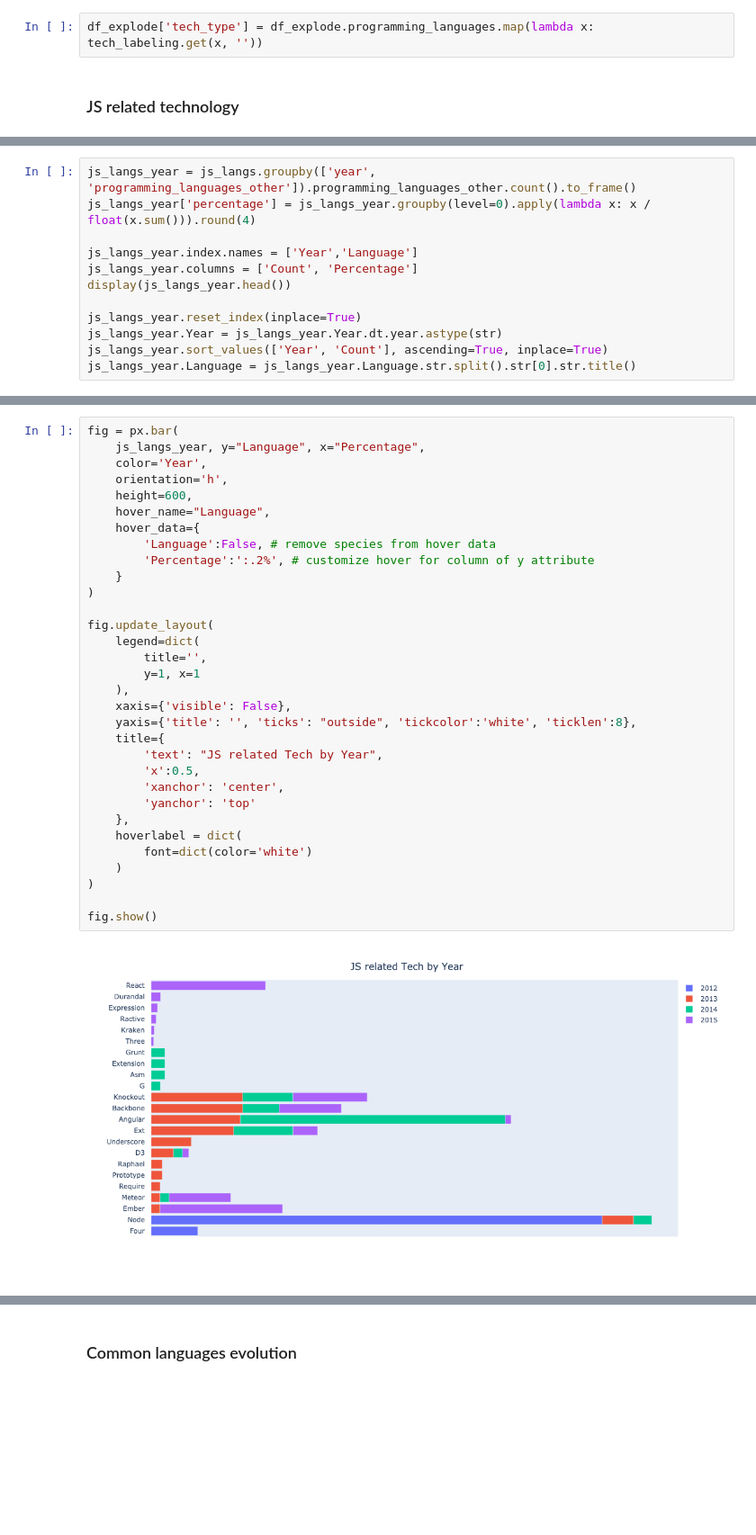
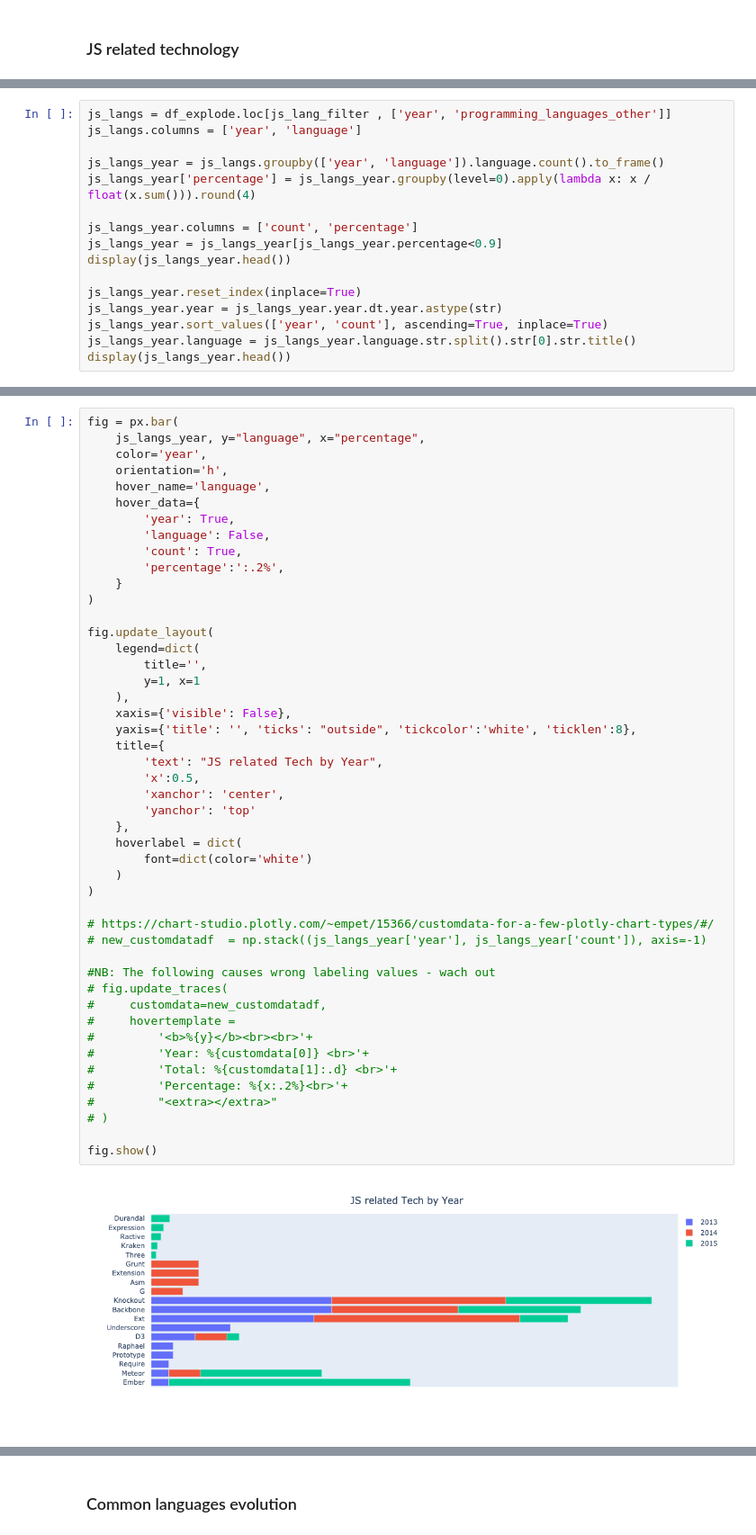
Before and after one commit to IsmaelMasharo/stack-overflow-survey-analysis, a Jupyter notebook: survey_etl.ipynb, the cells around one changed output, grey strips where cells are left out. Shown: that part at 90% size. Cells and saved outputs as stored; diff of their text form; blank space fills up the shorter version.

```diff
--- a/survey_etl.ipynb
+++ b/survey_etl.ipynb
@@ -80,7 +89,5 @@ df_explode.shape
 ### Languages and technologies labeling
 # %%
 from tech_labeling import tech_labeling
-# %%
-df_explode['tech_type'] = df_explode.programming_languages.map(lambda x: tech_labeling.get(x, ''))
 # %% [markdown]
 ### JS related technology
@@ -89,13 +119,17 @@ js_langs = df_explode[df_explode.programming_languages_other.str.endswith('js',
 # %%
-js_langs_year = js_langs.groupby(['year', 'programming_languages_other']).programming_languages_other.count().to_frame()
+js_langs = df_explode.loc[js_lang_filter , ['year', 'programming_languages_other']]
+js_langs.columns = ['year', 'language']
+
+js_langs_year = js_langs.groupby(['year', 'language']).language.count().to_frame()
 js_langs_year['percentage'] = js_langs_year.groupby(level=0).apply(lambda x: x / float(x.sum())).round(4)
 
-js_langs_year.index.names = ['Year','Language']
-js_langs_year.columns = ['Count', 'Percentage']
+js_langs_year.columns = ['count', 'percentage']
+js_langs_year = js_langs_year[js_langs_year.percentage<0.9]
 display(js_langs_year.head())
 
 js_langs_year.reset_index(inplace=True)
-js_langs_year.Year = js_langs_year.Year.dt.year.astype(str)
-js_langs_year.sort_values(['Year', 'Count'], ascending=True, inplace=True)
-js_langs_year.Language = js_langs_year.Language.str.split().str[0].str.title()
+js_langs_year.year = js_langs_year.year.dt.year.astype(str)
+js_langs_year.sort_values(['year', 'count'], ascending=True, inplace=True)
+js_langs_year.language = js_langs_year.language.str.split().str[0].str.title()
+display(js_langs_year.head())
 # %% [output]
@@ -109,34 +149,49 @@ js_langs_year.Language = js_langs_year.Language.str.split().str[0].str.title()
 # %%
 fig = px.bar(
-    js_langs_year, y="Language", x="Percentage",
-    color='Year',
+    js_langs_year, y="language", x="percentage",
+    color='year',
     orientation='h',
-    height=600,
-    hover_name="Language",
+    hover_name='language',
     hover_data={
-        'Language':False, # remove species from hover data
-        'Percentage':':.2%', # customize hover for column of y attribute
+        'year': True,
+        'language': False,
+        'count': True,
+        'percentage':':.2%',
     }
 )
 
 fig.update_layout(
     legend=dict(
         title='',
         y=1, x=1
     ),
     xaxis={'visible': False},
     yaxis={'title': '', 'ticks': "outside", 'tickcolor':'white', 'ticklen':8},
     title={
         'text': "JS related Tech by Year",
         'x':0.5,
         'xanchor': 'center',
         'yanchor': 'top'
     },
     hoverlabel = dict(
         font=dict(color='white')
     )
 )
 
+# https://chart-studio.plotly.com/~empet/15366/customdata-for-a-few-plotly-chart-types/#/
+# new_customdatadf  = np.stack((js_langs_year['year'], js_langs_year['count']), axis=-1)
+
+#NB: The following causes wrong labeling values - wach out
+# fig.update_traces(
+#     customdata=new_customdatadf,
+#     hovertemplate =
+#         '<b>%{y}</b><br><br>'+
+#         'Year: %{customdata[0]} <br>'+
+#         'Total: %{customdata[1]:.d} <br>'+
+#         'Percentage: %{x:.2%}<br>'+
+#         "<extra></extra>"
+# )
+
 fig.show()
 # %% [output]
-[figure, old version]
+[figure, new version]
```
Also changed, not shown: parts of 10 cells of this notebook, 1 other file.
